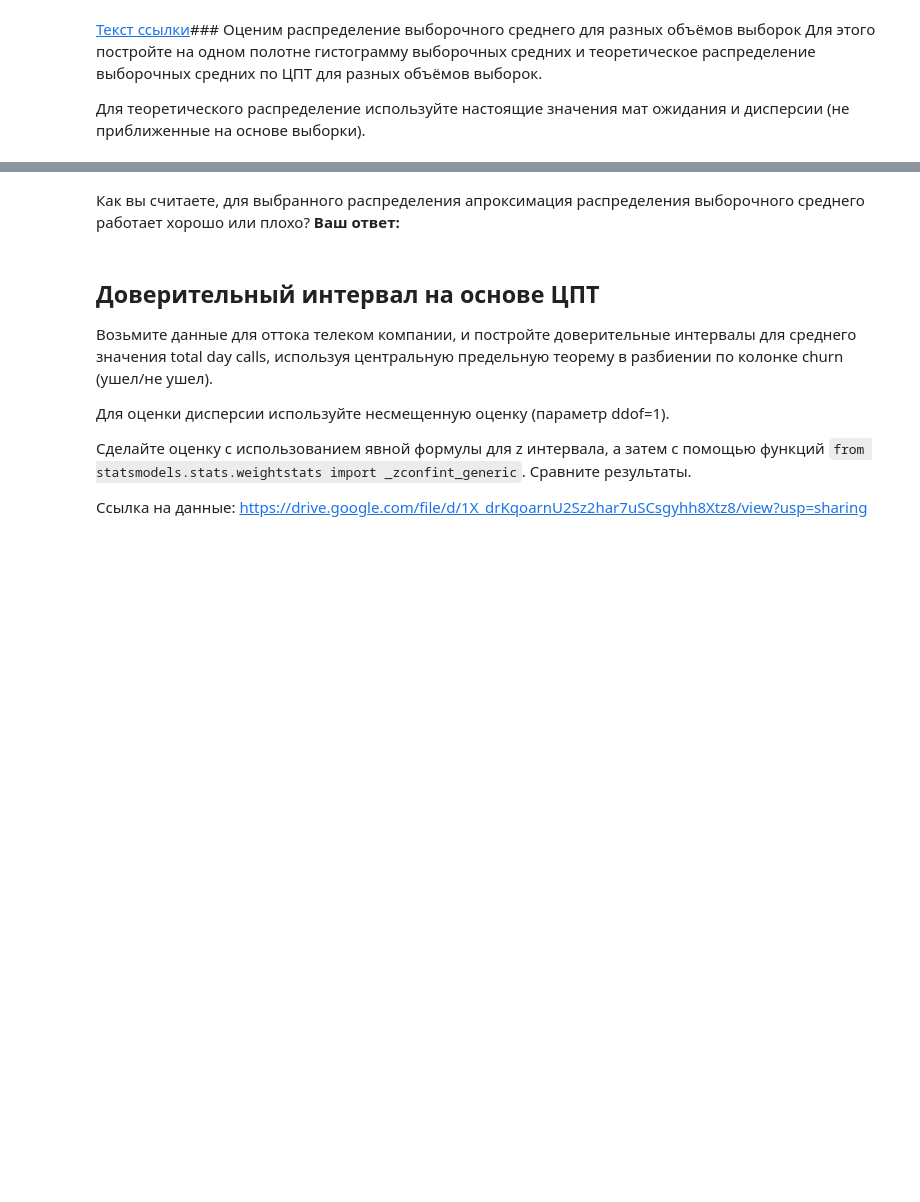
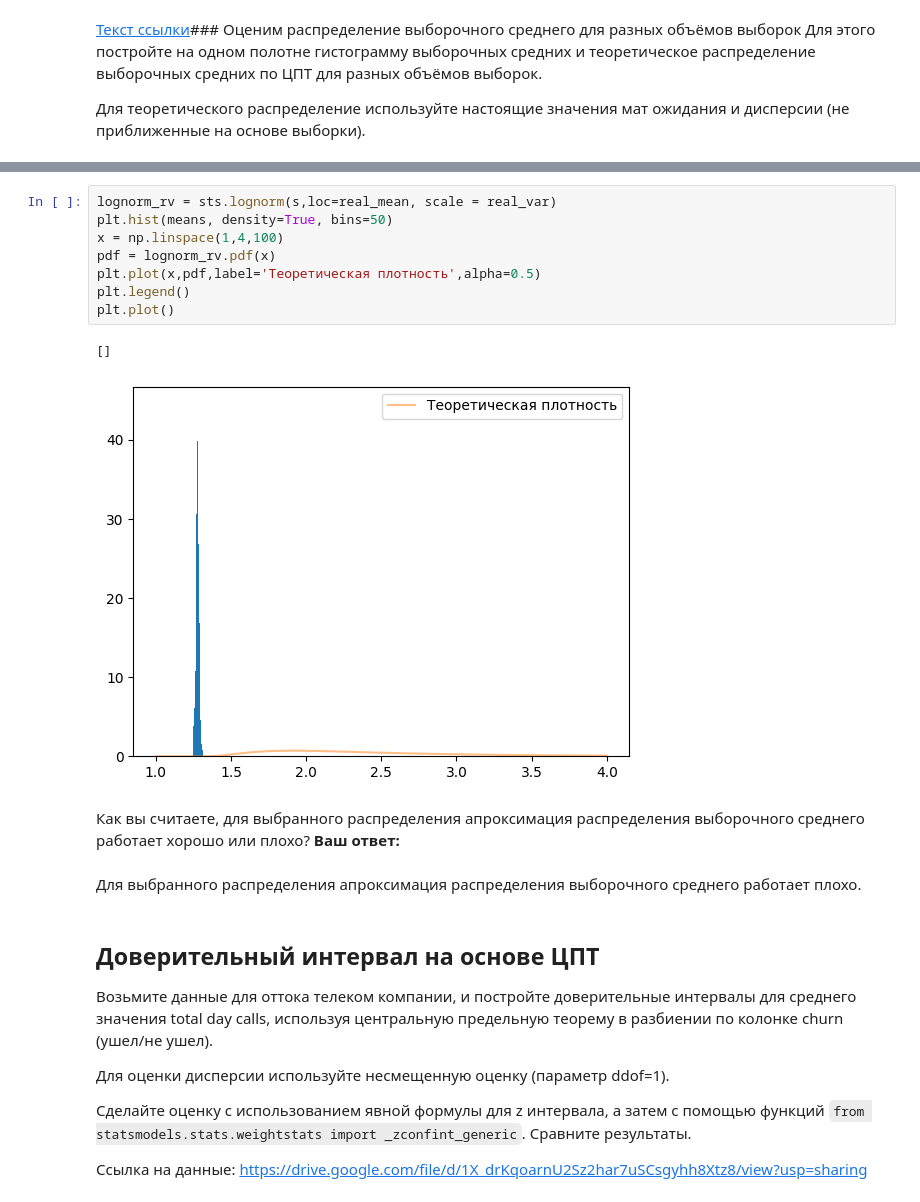
Before and after one commit to IvlevaAnna1/Hometasks, a Jupyter notebook: Практика_к_занятию_5_Ivleva.ipynb, the cells around one changed output, grey strips where cells are left out. Saved outputs shown, nothing was run; the diff lists cells and outputs as text; blank space fills up the shorter version.

```diff
--- a/Практика_к_занятию_5_Ivleva.ipynb
+++ b/Практика_к_занятию_5_Ivleva.ipynb
@@ -72,6 +85,19 @@ print(sample_var)
+# %%
+lognorm_rv = sts.lognorm(s,loc=real_mean, scale = real_var)
+plt.hist(means, density=True, bins=50)
+x = np.linspace(1,4,100)
+pdf = lognorm_rv.pdf(x)
+plt.plot(x,pdf,label='Теоретическая плотность',alpha=0.5)
+plt.legend()
+plt.plot()
+# %% [output]
+[]
+[figure, added]
 # %% [markdown]
 Как вы считаете, для выбранного распределения апроксимация распределения выборочного среднего работает хорошо или плохо?
 **Ваш ответ:**
+# %% [markdown]
+Для выбранного распределения апроксимация распределения выборочного среднего работает плохо.
 # %% [markdown]
 ## Доверительный интервал на основе ЦПТ
 Возьмите данные для оттока телеком компании, и постройте доверительные интервалы для среднего значения total day calls, используя центральную предельную теорему в разбиении по колонке churn (ушел/не ушел).
```
Also changed, not shown: parts of 5 cells of this notebook.
